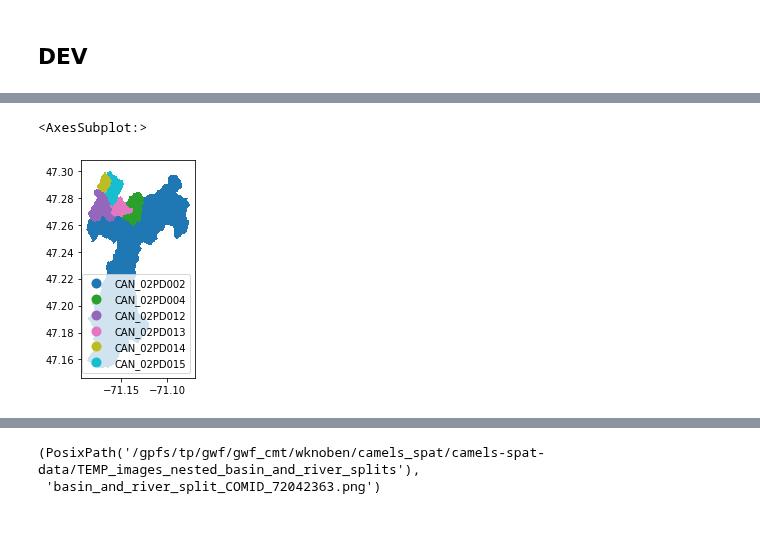
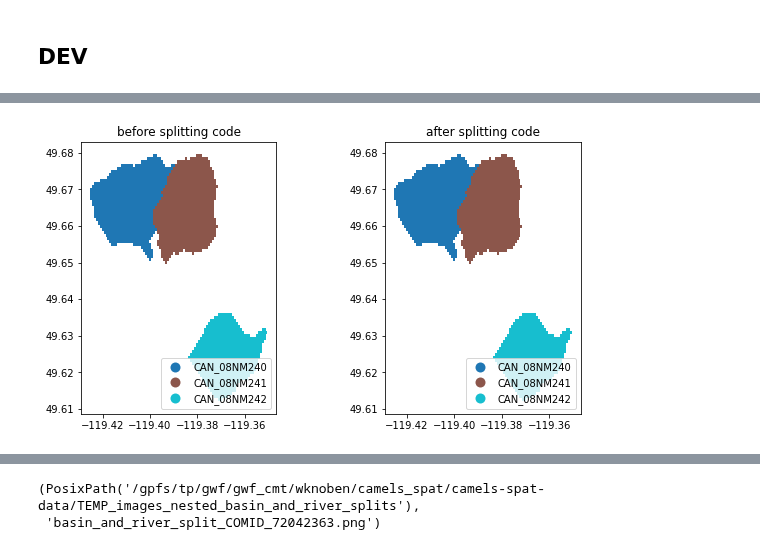
Before and after one commit to CH-Earth/camels_spat, a Jupyter notebook: 5_basin_delineation/8_distributed_shape_split_nested_polygons_and_rivers.ipynb, the cells around one changed output, grey strips where cells are left out. Saved outputs shown, nothing was run; the diff lists cells and outputs as text; code cells hidden in the pictures.

Commit message:
WIP: splitting code

```diff
--- a/5_basin_delineation/8_distributed_shape_split_nested_polygons_and_rivers.ipynb
+++ b/5_basin_delineation/8_distributed_shape_split_nested_polygons_and_rivers.ipynb
@@ -423,7 +423,8 @@ comid
 # 77029498 : USA_10258500, USA_10259000 (10258500 off the side of main MERIT river, and not connected to 1025900)
 # 72040863 : CAN_01AD002, CAN_01AE001, USA_01013500 (incorrect routing with default code)
 # %%
-comid = 72042363
+# Reset the comid if needed for debugging
+comid = 78013328
 # %%
 # Set up a test case
 comid = comid
@@ -434,5 +437,7 @@ new_basin_parts, new_comids, new_basin_gdf = split_nested_polygon(comid, old_bas
 # %%
-old_basin_gdf.reset_index().sort_values(by='unitarea', ascending=False).plot(column='basin_id', legend=True, legend_kwds={'loc': 'lower right'})
+# Debugging plot: compare old and new basin IDs (should be identical)
+fig,axs = plt.subplots(1,2,figsize=(10,5))
+old_basin_gdf.reset_index().sort_values(by='unitarea', ascending=False).plot(ax=axs[0], column='basin_id', legend=True, legend_kwds={'loc': 'lower right'}); axs[0].set_title('before splitting code')
+new_basin_gdf.plot(ax=axs[1], column='basin_id', legend=True, legend_kwds={'loc': 'lower right'}); axs[1].set_title('after splitting code');
 # %% [output]
-<AxesSubplot:>
-[figure, old version]
+[figure, new version]
```
Also changed, not shown: parts of 29 cells of this notebook.
